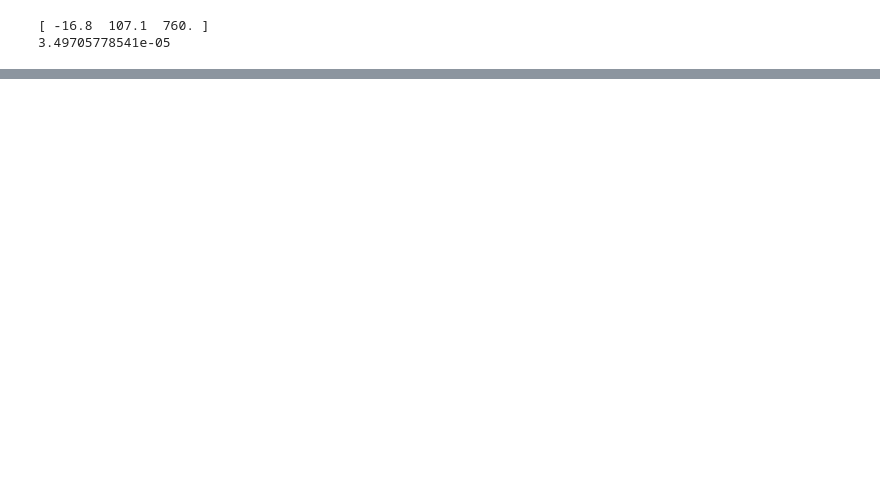
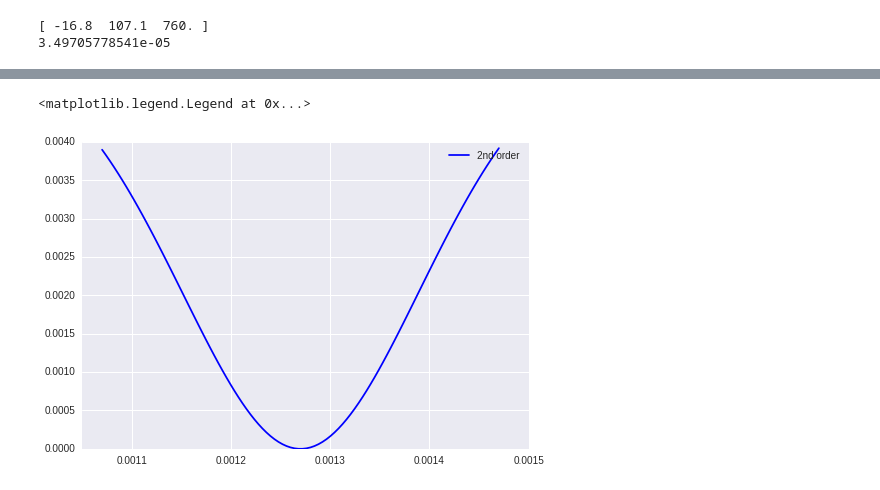
Before and after one commit to HaeffnerLab/trapsim, a Jupyter notebook: gapless/cct_A_trap-multi.ipynb, the cells around one changed output, grey strips where cells are left out. Saved outputs shown, nothing was run; the diff lists cells and outputs as text; code cells hidden in the pictures; blank space fills up the shorter version.

```diff
--- a/gapless/cct_A_trap-multi.ipynb
+++ b/gapless/cct_A_trap-multi.ipynb
@@ -93,0 +127,50 @@ for en in elec_name:
+# %%
+sup = 10
+
+for en in elec_name:
+    i = int(en) - 1
+    w.set_voltage(en, C[3,i])
+potlist3 = []
+for z_i in xrange(Nz):
+    r = [xp,yp,Z[z_i]]
+    a = w.compute_total_dc_potential(r)
+    potlist3.append(a)
+potlist3 = array(potlist3) #/ max(np.abs(potlist3))
+potlist3 = (potlist3) - min((potlist3))
+
+
+for en in elec_name:
+    i = int(en) - 1
+    w.set_voltage(en, C[3,i])
+potlist4 = []
+for z_i in xrange(Nz):
+    r = [xp,yp,Z[z_i]]
+    a = w.compute_total_dc_potential(r)
+    potlist4.append(a)
+potlist4 = array(potlist4) #/ np.max(np.abs(potlist4))
+potlist4 = (potlist4) - np.min((potlist4))
+
+for en in elec_name:
+    i = int(en) - 1
+    w.set_voltage(en, C[3,i]-3.1*C[3,i])
+potlist5 = []
+for z_i in xrange(Nz):
+    r = [xp,yp,Z[z_i]]
+    a = w.compute_total_dc_potential(r)
+    potlist5.append(a)
+potlist5 = array(potlist5) #/ np.max(np.abs(potlist4))
+potlist5 = (potlist5) - np.min((potlist5))
+
+r0 =1.0
+pot4 = -1*(r0**4)*(35 * (Z-Z_center)**4 - 30 * (Z-Z_center)**2 / r0**2 + 3 / r0**4)
+
+clf()
+plot(Z,potlist3,'b',label='2nd order')
+#plot(Z,potlist4,'r',label='4th order')
+#plot(Z,pot4,'k',label='4th order ideal')
+#plot(Z,6e4*(Z-Z_center)**2,'k',label='2nd order ideal')
+#plot(Z,potlist5/2,'c',label='Superpos: '+str(sup))
+legend()
+# %% [output]
+<matplotlib.legend.Legend at 0x...>
+[figure, added]
```
Also changed, not shown: parts of 24 cells of this notebook, 6 other files.
